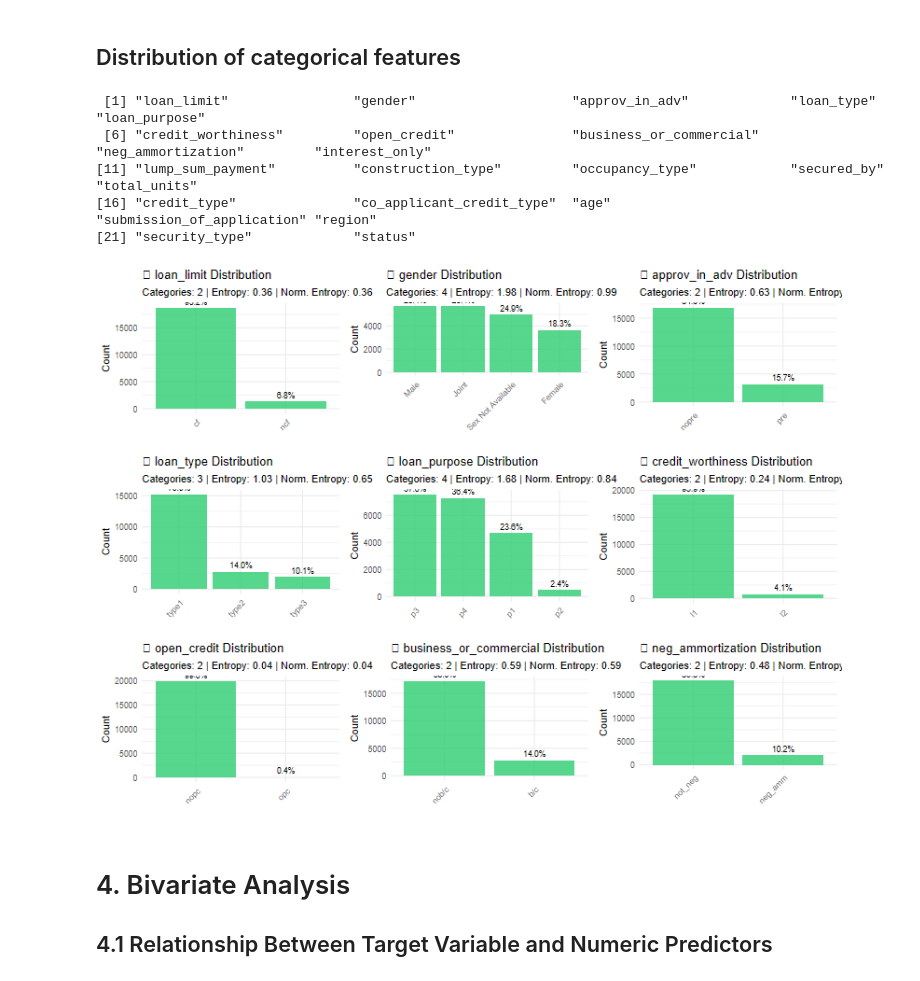
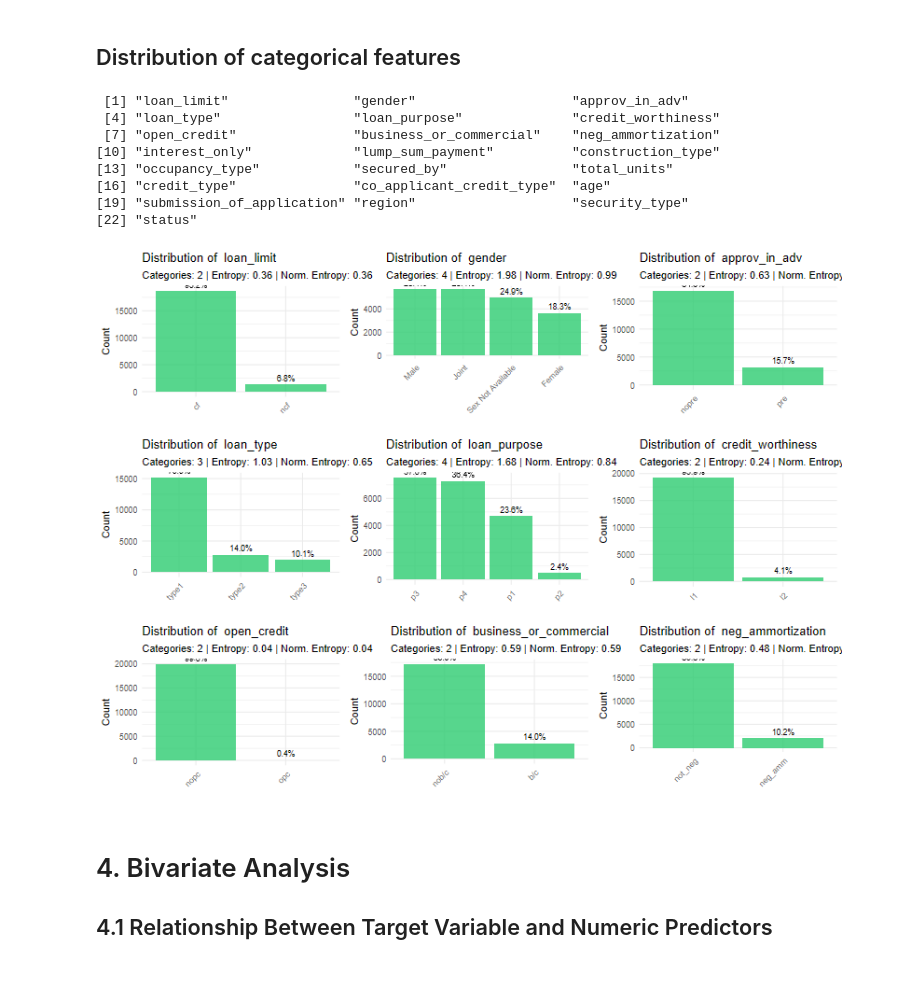
Before and after one commit to Chrisolande/Loan-Default, a Jupyter notebook: loan_data.ipynb, the cells around one changed output. Cells and saved outputs as stored; diff of their text form; code cells hidden in the pictures.

```diff
--- a/loan_data.ipynb
+++ b/loan_data.ipynb
@@ -48,6 +48,6 @@ tidymodels_prefer()
 # %% [output]
 [conflicted] Will prefer dplyr::select over any other package.
 # %%
-loan_data <- read_csv("dataset/Loan_Default.csv")
+loan_data <- read_csv("dataset/Loan_status.csv")
 # %% [output]
 Rows: 148670 Columns: 34
@@ -301,18 +296,21 @@ categorical_cols <- data %>%
 
 categorical_cols
 # %% [output]
- [1] "loan_limit"                "gender"                    "approv_in_adv"             "loan_type"                 "loan_purpose"
- [6] "credit_worthiness"         "open_credit"               "business_or_commercial"    "neg_ammortization"         "interest_only"
-[11] "lump_sum_payment"          "construction_type"         "occupancy_type"            "secured_by"                "total_units"
-[16] "credit_type"               "co_applicant_credit_type"  "age"                       "submission_of_application" "region"
-[21] "security_type"             "status"
+ [1] "loan_limit"                "gender"                    "approv_in_adv"
+ [4] "loan_type"                 "loan_purpose"              "credit_worthiness"
+ [7] "open_credit"               "business_or_commercial"    "neg_ammortization"
+[10] "interest_only"             "lump_sum_payment"          "construction_type"
+[13] "occupancy_type"            "secured_by"                "total_units"
+[16] "credit_type"               "co_applicant_credit_type"  "age"
+[19] "submission_of_application" "region"                    "security_type"
+[22] "status"
 # %%
-library(entropy)  # For Shannon's entropy
-options(repr.plot.height = 14, repr.plot.width = 20)
+
+options(repr.plot.height = 24, repr.plot.width = 24)
 
 if (length(categorical_cols) > 0) {
 
-  # Function for advanced bar charts
+
   plot_bar <- function(data, variable) {
     freq_table <- table(data[[variable]])
     freq_df <- as.data.frame(freq_table) %>%
@@ -322,34 +320,35 @@ if (length(categorical_cols) > 0) {
 
     # Compute Shannon's entropy
     entropy_value <- entropy(freq_df$Count, unit = "log2")
     norm_entropy <- entropy_value / log2(nrow(freq_df))
 
     # Plot
     ggplot(freq_df, aes(reorder(Category, -Count), Count)) +
       geom_bar(stat = "identity", fill = "#2ecc71", alpha = 0.8) +
       geom_text(aes(label = sprintf("%.1f%%", Percentage)),
                 vjust = -0.5, color = "black", size = 3) +
       labs(
         title = paste("Distribution of ", variable),
         subtitle = sprintf("Categories: %d | Entropy: %.2f | Norm. Entropy: %.2f",
                            nrow(freq_df), entropy_value, norm_entropy),
         x = "", y = "Count"
       ) +
       theme_minimal() +
       theme(axis.text.x = element_text(angle = 45, hjust = 1))
   }
 
   # Auto-adjust grid layout
   num_plots <- min(9, length(categorical_cols))  # Max 9 plots
   num_cols <- ceiling(sqrt(num_plots))  # Dynamic columns
   num_rows <- ceiling(num_plots / num_cols)  # Dynamic rows
 
   # Generate plots
   plot_list <- lapply(head(categorical_cols, num_plots), function(col) plot_bar(data, col))
+  grid::grid.newpage()
   do.call(grid.arrange, c(plot_list, ncol = num_cols, nrow = num_rows))
 }
 # %% [output]
-[figure, old version]
+[figure, new version]
 # %% [markdown]
 # 4. Bivariate Analysis
 
```
Also changed, not shown: parts of 49 cells of this notebook.
